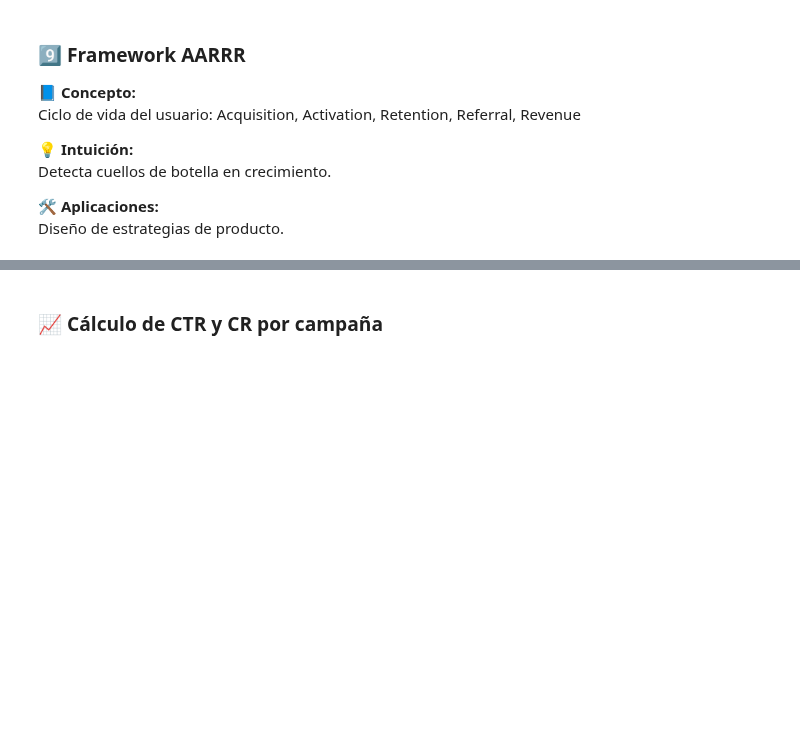
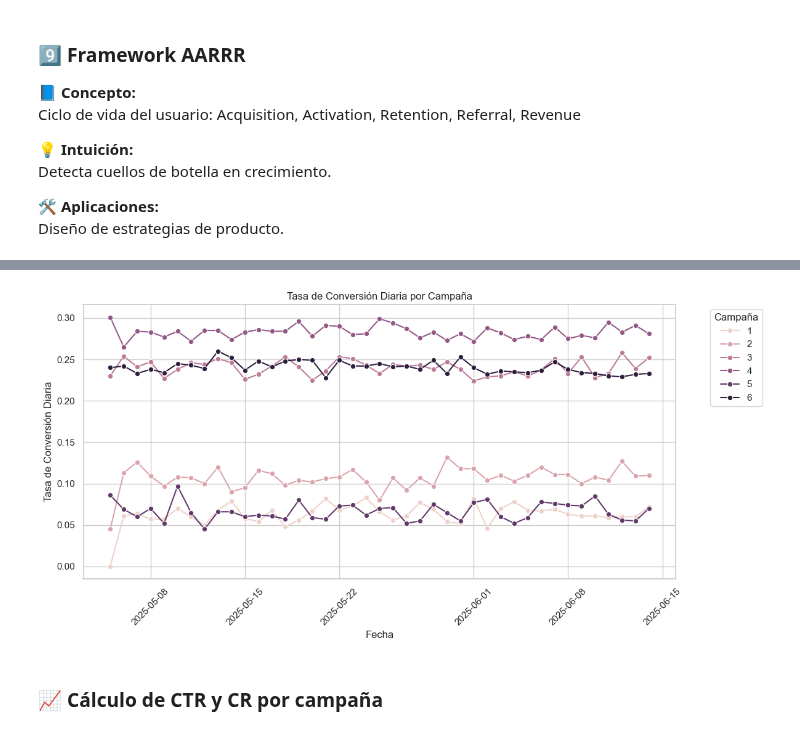
Before and after one commit to zyntonyson/bootcamp_ds_da, a Jupyter notebook: 09-da-analisis-negocio/18-Metricas_Usuarios.ipynb, the cells around one changed output, grey strips where cells are left out. Drawn from its saved outputs; the diff is of its cells as text; code cells hidden in the pictures; blank space fills up the shorter version.

```diff
--- a/09-da-analisis-negocio/18-Metricas_Usuarios.ipynb
+++ b/09-da-analisis-negocio/18-Metricas_Usuarios.ipynb
@@ -287,0 +259,14 @@ df
+# %%
+df=(
+    visits
+        .groupby(['date_visits','campaign'],as_index=False)
+        .agg(
+            visitas = ('uuid_interaction','nunique'),
+            convertions = ('convertion','sum'),
+        )
+        .assign(
+            rate_convertion_daily = lambda df: (df.convertions/df.visitas).round(3)
+        )
+        .sort_values(by='date_visits')
+)
+df.head()
@@ -288,3 +280,16 @@ df
+# %%
+plt.figure(figsize=(12, 6))
+sns.lineplot(data=df, x='date_visits', y='rate_convertion_daily', hue='campaign', marker='o')
+
+plt.title("Tasa de Conversión Diaria por Campaña")
+plt.xlabel("Fecha")
+plt.ylabel("Tasa de Conversión Diaria")
+plt.legend(title="Campaña", bbox_to_anchor=(1.05, 1), loc='upper left')
+plt.xticks(rotation=45)
+plt.tight_layout()
+plt.show()
+# %% [output]
+[figure, added]
 # %% [markdown]
 ### 📈 Cálculo de CTR y CR por campaña
 # %%
```
Also changed, not shown: parts of 28 cells of this notebook, 2 other files.
